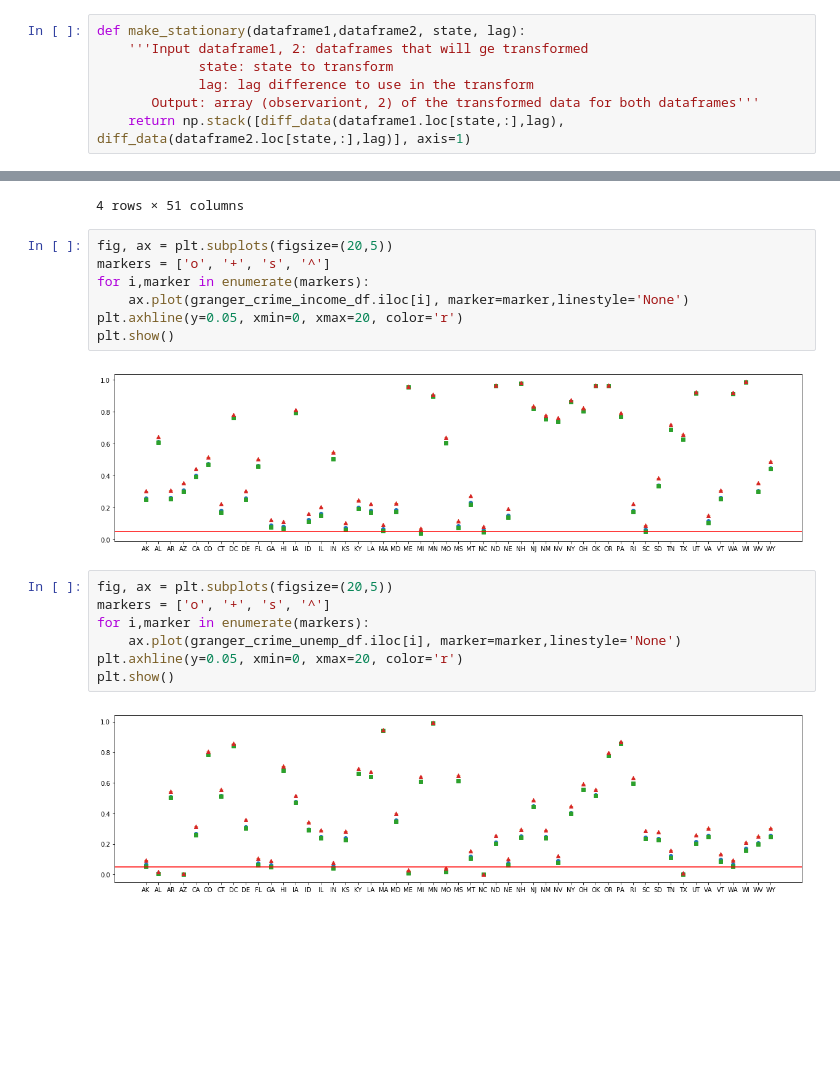
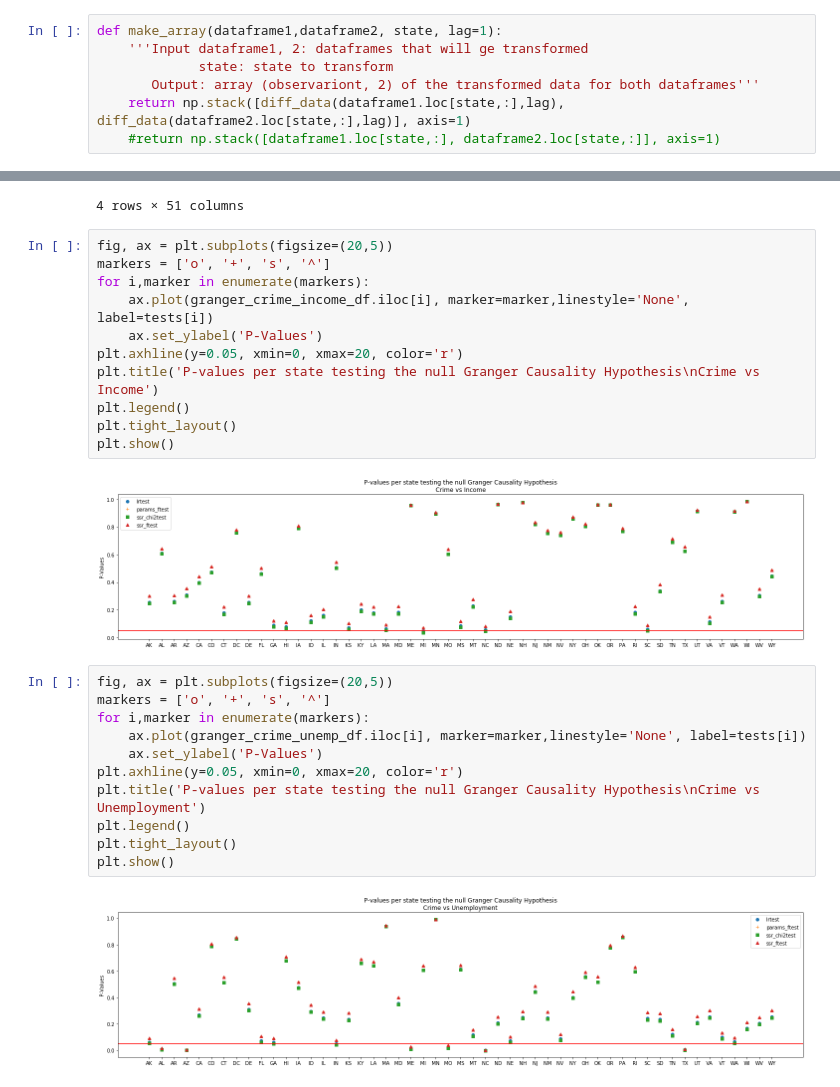
Before and after one commit to navbala/Crime-Rate-Predictor, a Jupyter notebook: Granger Causality Analysis.ipynb, the cells around one changed output, grey strips where cells are left out. Saved outputs shown, nothing was run; the diff lists cells and outputs as text; blank space fills up the shorter version.

Commit message:
finished Granger Causality Analysis

```diff
--- a/Granger Causality Analysis.ipynb
+++ b/Granger Causality Analysis.ipynb
@@ -84,8 +96,8 @@ Write a function that converts the data from two variables (say crime an unemplo
 # %%
-def make_stationary(dataframe1,dataframe2, state, lag):
+def make_array(dataframe1,dataframe2, state, lag=1):
     '''Input dataframe1, 2: dataframes that will ge transformed
              state: state to transform
-             lag: lag difference to use in the transform
        Output: array (observariont, 2) of the transformed data for both dataframes'''
     return np.stack([diff_data(dataframe1.loc[state,:],lag), diff_data(dataframe2.loc[state,:],lag)], axis=1)
+    #return np.stack([dataframe1.loc[state,:], dataframe2.loc[state,:]], axis=1)
 # %%
@@ -180,18 +205,26 @@ granger_crime_income_df.head()
 # %%
 fig, ax = plt.subplots(figsize=(20,5))
 markers = ['o', '+', 's', '^']
 for i,marker in enumerate(markers):
-    ax.plot(granger_crime_income_df.iloc[i], marker=marker,linestyle='None')
+    ax.plot(granger_crime_income_df.iloc[i], marker=marker,linestyle='None', label=tests[i])
+    ax.set_ylabel('P-Values')
 plt.axhline(y=0.05, xmin=0, xmax=20, color='r')
+plt.title('P-values per state testing the null Granger Causality Hypothesis\nCrime vs Income')
+plt.legend()
+plt.tight_layout()
 plt.show()
 # %% [output]
-[figure, old version]
+[figure, new version]
 # %%
 fig, ax = plt.subplots(figsize=(20,5))
 markers = ['o', '+', 's', '^']
 for i,marker in enumerate(markers):
-    ax.plot(granger_crime_unemp_df.iloc[i], marker=marker,linestyle='None')
+    ax.plot(granger_crime_unemp_df.iloc[i], marker=marker,linestyle='None', label=tests[i])
+    ax.set_ylabel('P-Values')
 plt.axhline(y=0.05, xmin=0, xmax=20, color='r')
+plt.title('P-values per state testing the null Granger Causality Hypothesis\nCrime vs Unemployment')
+plt.legend()
+plt.tight_layout()
 plt.show()
 # %% [output]
-[figure, old version]
+[figure, new version]
```
Also changed, not shown: parts of 12 cells of this notebook.
